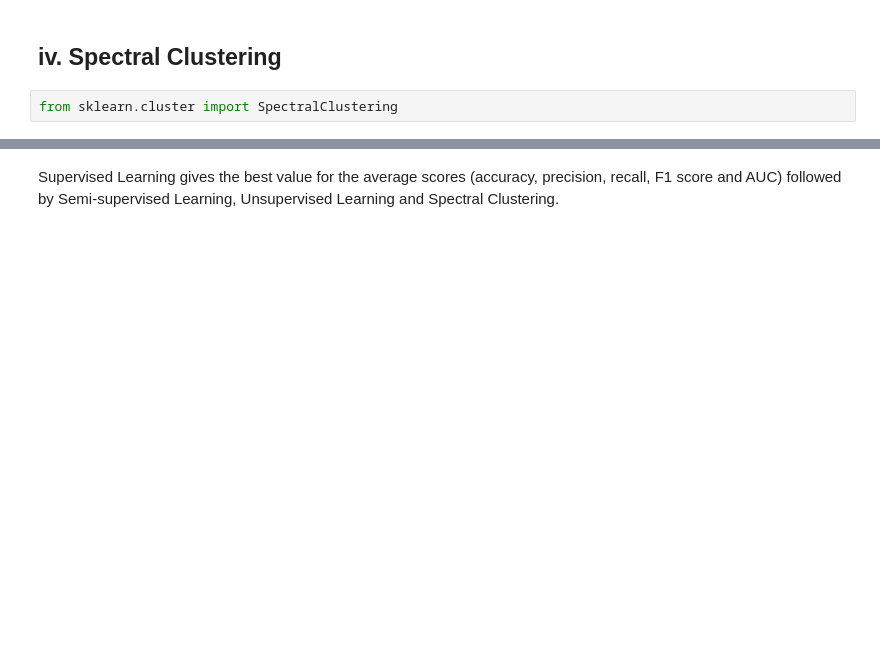
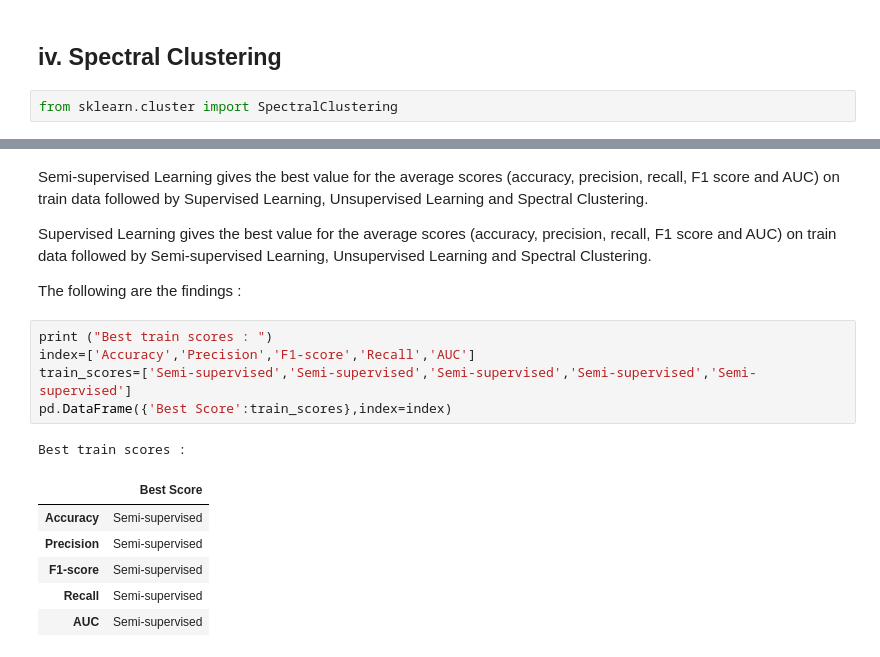
Before and after one commit to aishwarya-donegiri/Classification-on-Breast-Cancer-Wisconsin-Data-and-Active-Passive-Learning-on-Banknote-Dataset, a Jupyter notebook: notebook/Supervised, Semi-Supervised and Unsupervised Learning.ipynb, the cells around one changed output, grey strips where cells are left out. Drawn from its saved outputs; the diff is of its cells as text; blank space fills up the shorter version.

```diff
--- a/notebook/Supervised, Semi-Supervised and Unsupervised Learning.ipynb
+++ b/notebook/Supervised, Semi-Supervised and Unsupervised Learning.ipynb
@@ -757,2 +835,19 @@ plt.show()
 # %% [markdown]
-Supervised Learning gives the best value for the average scores (accuracy, precision, recall, F1 score and AUC) followed by Semi-supervised Learning, Unsupervised Learning and Spectral Clustering.
+Semi-supervised Learning gives the best value for the average scores (accuracy, precision, recall, F1 score and AUC) on train data followed by Supervised Learning, Unsupervised Learning and Spectral Clustering.
+
+Supervised Learning gives the best value for the average scores (accuracy, precision, recall, F1 score and AUC) on train data followed by Semi-supervised Learning, Unsupervised Learning and Spectral Clustering.
+
+The following are the findings :
+# %%
+print ("Best train scores : ")
+index=['Accuracy','Precision','F1-score','Recall','AUC']
+train_scores=['Semi-supervised','Semi-supervised','Semi-supervised','Semi-supervised','Semi-supervised']
+pd.DataFrame({'Best Score':train_scores},index=index)
+# %% [output]
+Best train scores :
+|  | Best Score |
+| Accuracy | Semi-supervised |
+| Precision | Semi-supervised |
+| F1-score | Semi-supervised |
+| Recall | Semi-supervised |
+| AUC | Semi-supervised |
```
Also changed, not shown: parts of 16 cells of this notebook.
